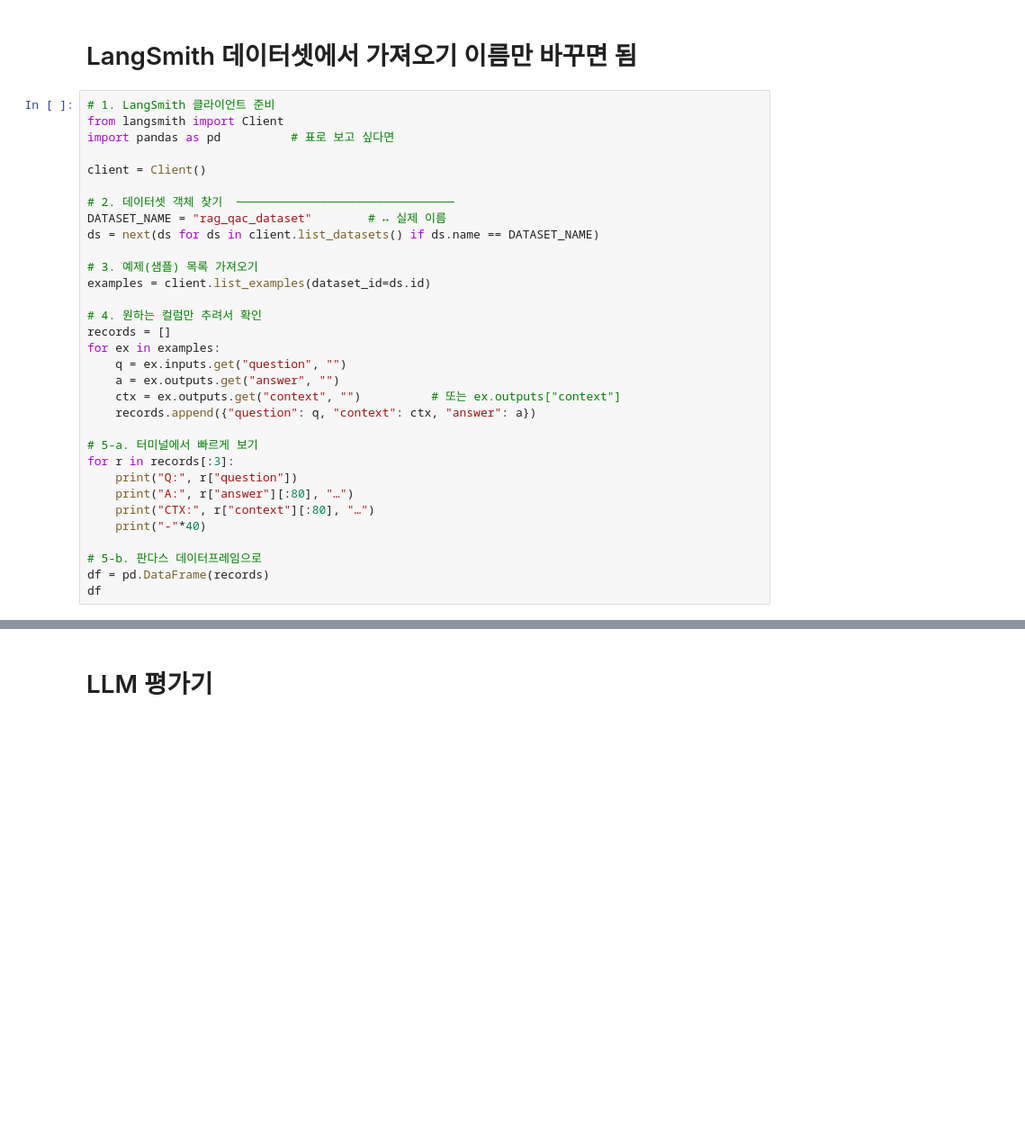
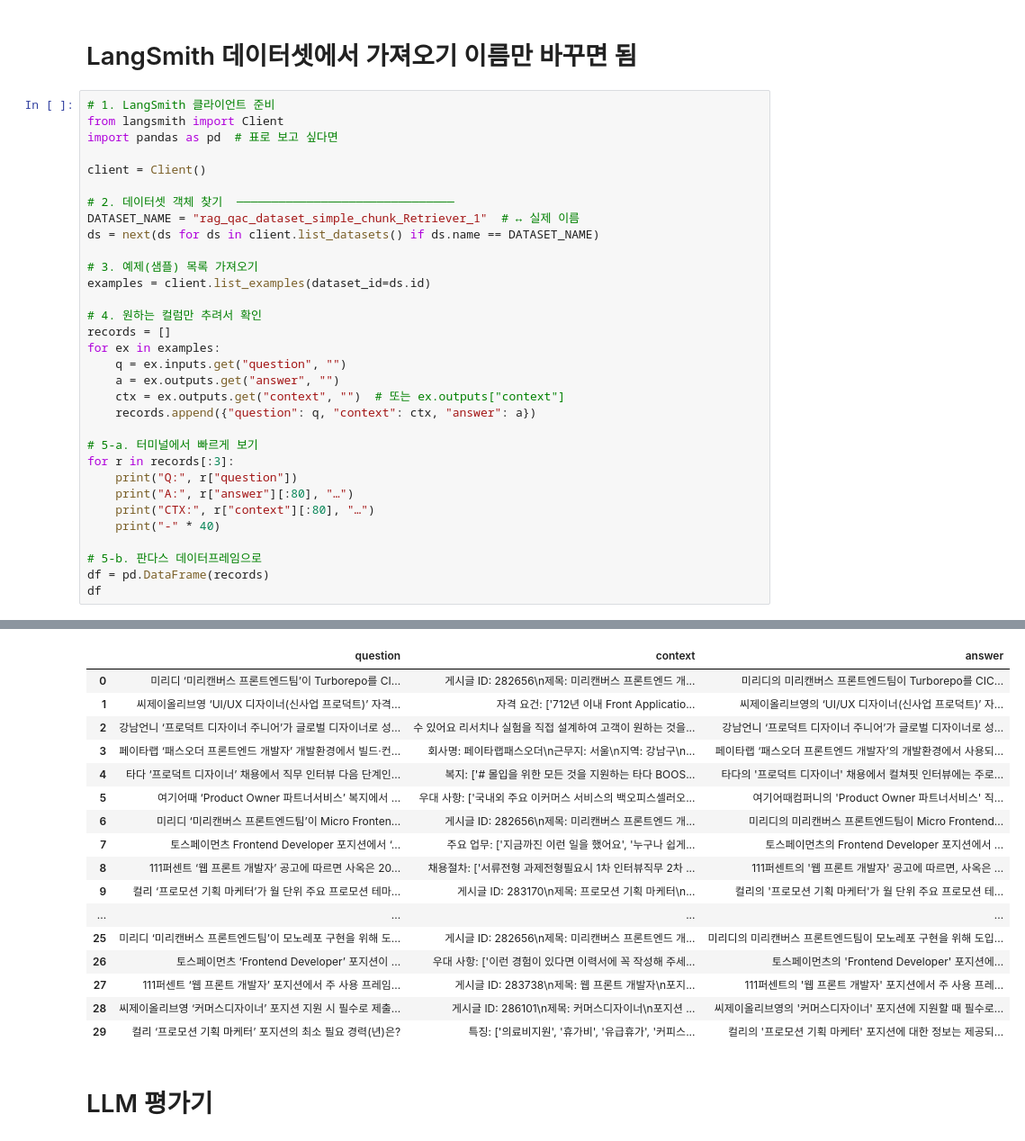
Before and after one commit to Digital-Smart-Busan-Final-Team6/Personal_Find_Job_Helper, a Jupyter notebook: Evaluate/LLM_As_A_Judge.ipynb, the cells around one changed output, grey strips where cells are left out. Shown at 90% size. Cells and saved outputs as stored; diff of their text form; blank space fills up the shorter version.

```diff
--- a/Evaluate/LLM_As_A_Judge.ipynb
+++ b/Evaluate/LLM_As_A_Judge.ipynb
@@ -203,12 +316,12 @@ if __name__ == "__main__":
 # %%
 # 1. LangSmith 클라이언트 준비
 from langsmith import Client
-import pandas as pd          # 표로 보고 싶다면
+import pandas as pd  # 표로 보고 싶다면
 
 client = Client()
 
 # 2. 데이터셋 객체 찾기  ───────────────────────────────
-DATASET_NAME = "rag_qac_dataset"        # ↔︎ 실제 이름
+DATASET_NAME = "rag_qac_dataset_simple_chunk_Retriever_1"  # ↔︎ 실제 이름
 ds = next(ds for ds in client.list_datasets() if ds.name == DATASET_NAME)
 
 # 3. 예제(샘플) 목록 가져오기
@@ -219,7 +332,7 @@ records = []
 for ex in examples:
     q = ex.inputs.get("question", "")
     a = ex.outputs.get("answer", "")
-    ctx = ex.outputs.get("context", "")          # 또는 ex.outputs["context"]
+    ctx = ex.outputs.get("context", "")  # 또는 ex.outputs["context"]
     records.append({"question": q, "context": ctx, "answer": a})
 
 # 5-a. 터미널에서 빠르게 보기
@@ -227,8 +340,9 @@ for r in records[:3]:
     print("Q:", r["question"])
     print("A:", r["answer"][:80], "…")
     print("CTX:", r["context"][:80], "…")
-    print("-"*40)
+    print("-" * 40)
 
 # 5-b. 판다스 데이터프레임으로
 df = pd.DataFrame(records)
 df
+# %% [output]
@@ -235,3 +365,20 @@ df
+|  | question | context | answer |
+| 0 | 미리디 ‘미리캔버스 프론트엔드팀’이 Turborepo를 CI... | 게시글 ID: 282656\n제목: 미리캔버스 프론트엔드 개... | 미리디의 미리캔버스 프론트엔드팀이 Turborepo를 CIC... |
+| 1 | 씨제이올리브영 ‘UI/UX 디자이너(신사업 프로덕트)’ 자격... | 자격 요건: ['712년 이내 Front Applicatio... | 씨제이올리브영의 ‘UI/UX 디자이너(신사업 프로덕트)’ 자... |
+| 2 | 강남언니 ‘프로덕트 디자이너 주니어’가 글로벌 디자이너로 성... | 수 있어요 리서치나 실험을 직접 설계하여 고객이 원하는 것을... | 강남언니 ‘프로덕트 디자이너 주니어’가 글로벌 디자이너로 성... |
+| 3 | 페이타랩 ‘패스오더 프론트엔드 개발자’ 개발환경에서 빌드·컨... | 회사명: 페이타랩패스오더\n근무지: 서울\n지역: 강남구\n... | 페이타랩 ‘패스오더 프론트엔드 개발자’의 개발환경에서 사용되... |
+| 4 | 타다 ‘프로덕트 디자이너’ 채용에서 직무 인터뷰 다음 단계인... | 복지: ['# 몰입을 위한 모든 것을 지원하는 타다 BOOS... | 타다의 '프로덕트 디자이너' 채용에서 컬쳐핏 인터뷰에는 주로... |
+| 5 | 여기어때 ‘Product Owner 파트너서비스’ 복지에서 ... | 우대 사항: ['국내외 주요 이커머스 서비스의 백오피스셀러오... | 여기어때컴퍼니의 'Product Owner 파트너서비스' 직... |
+| 6 | 미리디 ‘미리캔버스 프론트엔드팀’이 Micro Fronten... | 게시글 ID: 282656\n제목: 미리캔버스 프론트엔드 개... | 미리디의 미리캔버스 프론트엔드팀이 Micro Frontend... |
+| 7 | 토스페이먼츠 Frontend Developer 포지션에서 ‘... | 주요 업무: ['지금까진 이런 일을 했어요', '누구나 쉽게... | 토스페이먼츠의 Frontend Developer 포지션에서 ... |
+| 8 | 111퍼센트 ‘웹 프론트 개발자’ 공고에 따르면 사옥은 20... | 채용절차: ['서류전형 과제전형필요시 1차 인터뷰직무 2차 ... | 111퍼센트의 '웹 프론트 개발자' 공고에 따르면, 사옥은 ... |
+| 9 | 컬리 ‘프로모션 기획 마케터’가 월 단위 주요 프로모션 테마... | 게시글 ID: 283170\n제목: 프로모션 기획 마케터\n... | 컬리의 '프로모션 기획 마케터'가 월 단위 주요 프로모션 테... |
+| ... | ... | ... | ... |
+| 25 | 미리디 ‘미리캔버스 프론트엔드팀’이 모노레포 구현을 위해 도... | 게시글 ID: 282656\n제목: 미리캔버스 프론트엔드 개... | 미리디의 미리캔버스 프론트엔드팀이 모노레포 구현을 위해 도입... |
+| 26 | 토스페이먼츠 ‘Frontend Developer’ 포지션이 ... | 우대 사항: ['이런 경험이 있다면 이력서에 꼭 작성해 주세... | 토스페이먼츠의 'Frontend Developer' 포지션에... |
+| 27 | 111퍼센트 ‘웹 프론트 개발자’ 포지션에서 주 사용 프레임... | 게시글 ID: 283738\n제목: 웹 프론트 개발자\n포지... | 111퍼센트의 '웹 프론트 개발자' 포지션에서 주 사용 프레... |
+| 28 | 씨제이올리브영 ‘커머스디자이너’ 포지션 지원 시 필수로 제출... | 게시글 ID: 286101\n제목: 커머스디자이너\n포지션 ... | 씨제이올리브영의 '커머스디자이너' 포지션에 지원할 때 필수로... |
+| 29 | 컬리 ‘프로모션 기획 마케터’ 포지션의 최소 필요 경력(년)은? | 특징: ['의료비지원', '휴가비', '유급휴가', '커피스... | 컬리의 '프로모션 기획 마케터' 포지션에 대한 정보는 제공되... |
 # %% [markdown]
 # LLM 평가기
 # %%
```
Also changed, not shown: parts of 12 cells of this notebook, 5 other files.
